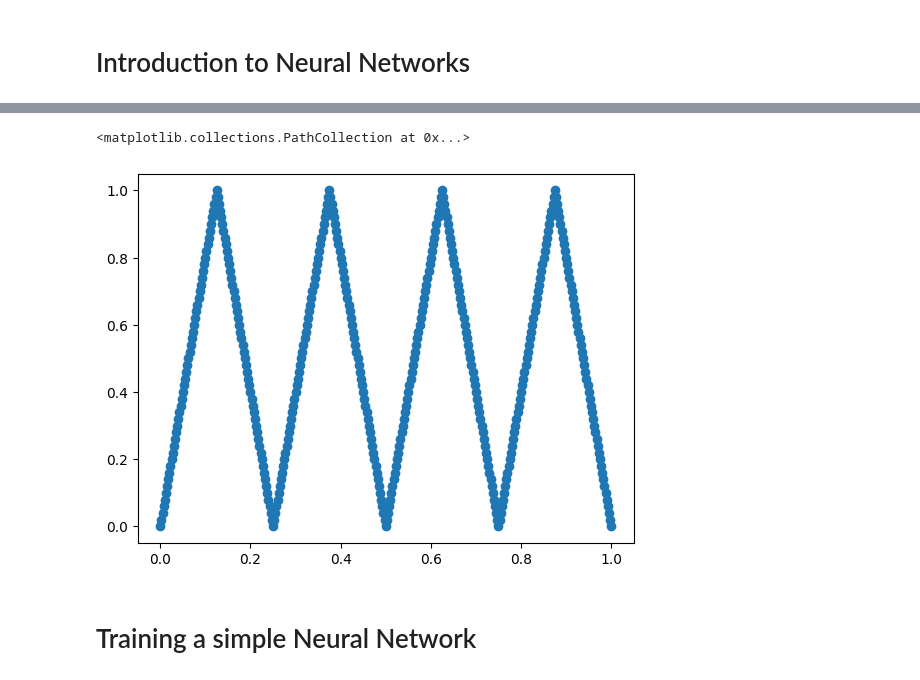
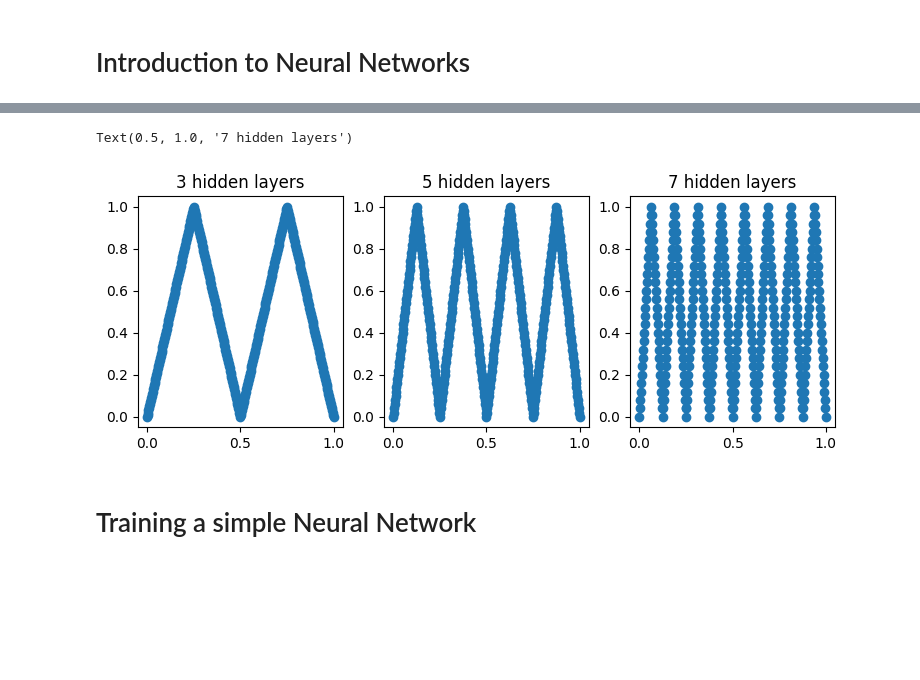
Before and after one commit to ss7886/MLPractice, a Jupyter notebook: examples/neural_network_intro.ipynb, the cells around one changed output, grey strips where cells are left out. Cells and saved outputs as stored; diff of their text form; code cells hidden in the pictures; blank space fills up the shorter version.

```diff
--- a/examples/neural_network_intro.ipynb
+++ b/examples/neural_network_intro.ipynb
@@ -36,15 +26,29 @@ plt.scatter(input, output2)
-# %%
-weights3 = weights2 + weights
-biases3 = biases2+ biases
-
-triangle3 = NeuralNetwork(hidden_layers=5, layer_sizes=[2, 1, 2, 1, 2], weights=weights3, biases=biases3)
-
-output3 = triangle3.predict(input)
-
-plt.scatter(input, output3)
-# %% [output]
-<matplotlib.collections.PathCollection at 0x...>
-[figure, removed]
+# %%
+weights2 = weights + weights
+biases2 = biases + biases
+triangle2 = NeuralNetwork(hidden_layers=3, layer_sizes=[2, 1, 2], weights=weights2, biases=biases2)
+output2 = triangle2.predict(input)
+
+weights3 = weights2 + weights
+biases3 = biases2+ biases
+triangle3 = NeuralNetwork(hidden_layers=5, layer_sizes=[2, 1, 2, 1, 2], weights=weights3, biases=biases3)
+output3 = triangle3.predict(input)
+
+weights4 = weights2 + weights2
+biases4 = biases2 + biases2
+triangle4 = NeuralNetwork(hidden_layers=7, layer_sizes=[2, 1, 2, 1, 2, 1, 2], weights=weights4, biases=biases4)
+output4 = triangle4.predict(input)
+
+fig, axes = plt.subplots(ncols = 3, figsize=(9, 3))
+axes[0].scatter(input, output2)
+axes[0].set_title("3 hidden layers")
+axes[1].scatter(input, output3)
+axes[1].set_title("5 hidden layers")
+axes[2].scatter(input, output4)
+axes[2].set_title("7 hidden layers")
+# %% [output]
+Text(0.5, 1.0, '7 hidden layers')
+[figure, added]
 # %% [markdown]
 # Training a simple Neural Network
 # %% [markdown]
```
Also changed, not shown: parts of 13 cells of this notebook, 2 other files.
